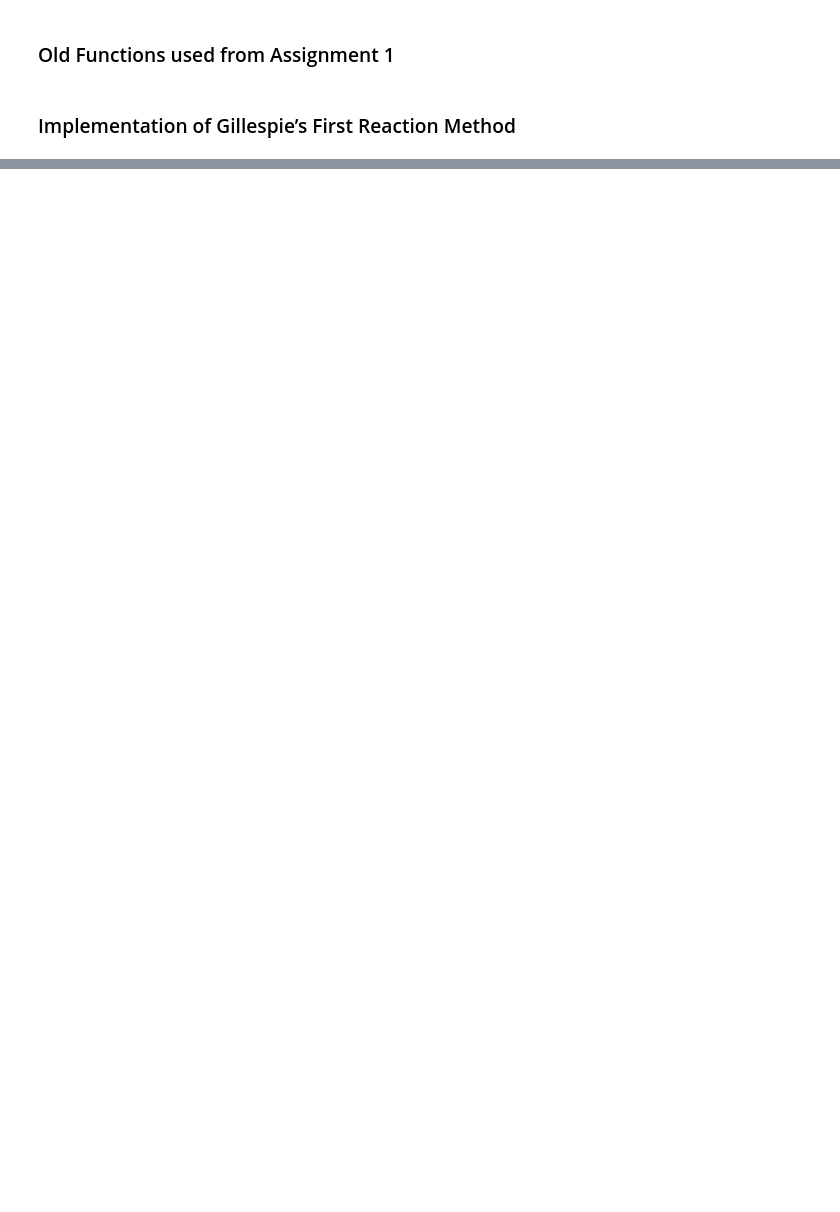
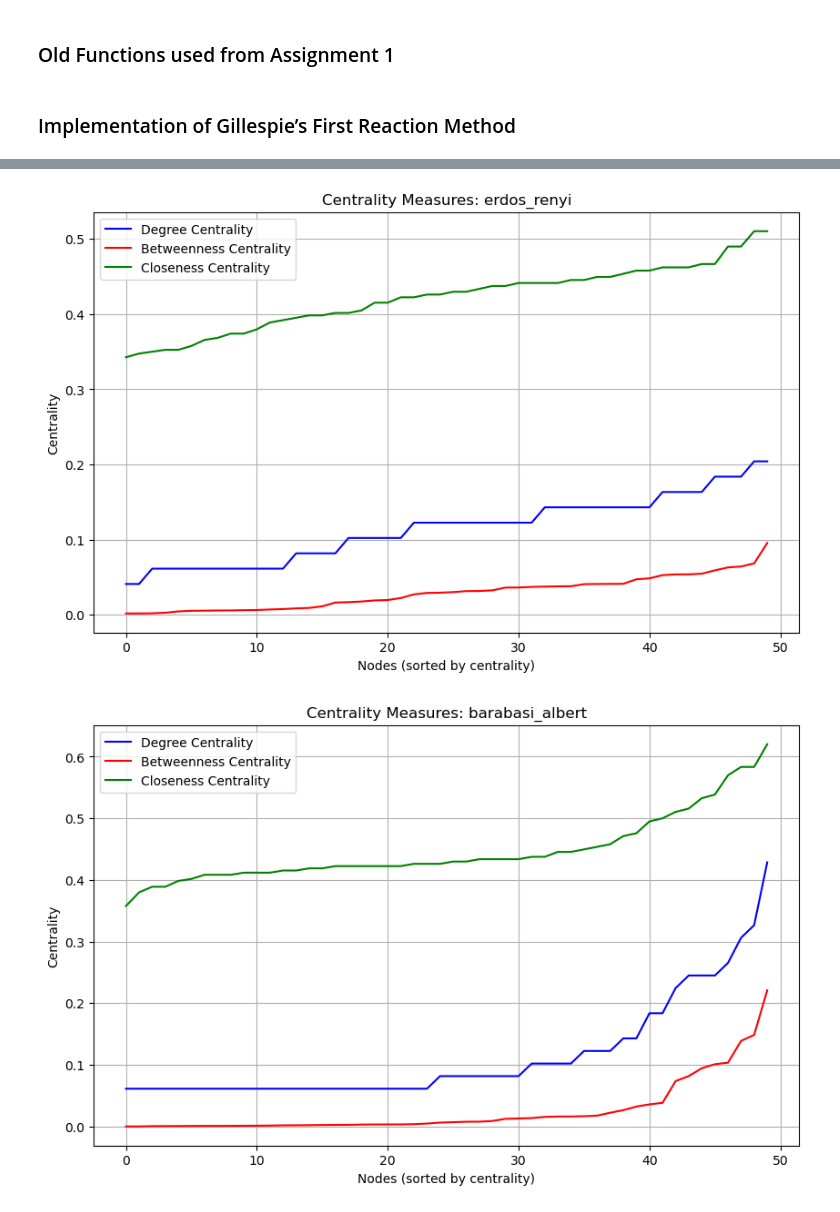
Before and after one commit to NaniHazbolatow/5284ITCS6Y, a Jupyter notebook: Assignment 2/stochasticEH3.ipynb, the cells around one changed output, grey strips where cells are left out. Drawn from its saved outputs; the diff is of its cells as text; code cells hidden in the pictures; blank space fills up the shorter version.

Commit message:
added plots
I added plots for  centrality and closeness

```diff
--- a/Assignment 2/stochasticEH3.ipynb
+++ b/Assignment 2/stochasticEH3.ipynb
@@ -501,15 +30,12 @@ import ndlib.models.ModelConfig as mc
 # %%
 class NetworkModels:
     def __init__(self, g=None, graph_param=None):
-        if g is None:
-            self.g = self.create_model_network(graph_param[0], graph_param[1])
-        else:
-            self.g = g
+        # Simply initialize without requiring parameters
+        self.g = g
 
     def create_model_network(self, type, param_dict):
         match type:
             case 'erdos_renyi':
-                # Extract parameters n (number of nodes) and p (probability of edge creation)
                 n = param_dict.get('n')
                 p = param_dict.get('p')
                 if n is None or p is None:
@@ -518,38 +44,94 @@ class NetworkModels:
                 return nx.erdos_renyi_graph(n, p)
 
             case 'barabasi_albert':
-                # Extract parameters n (number of nodes) and m (edges to attach from a new node)
                 n = param_dict.get('n')
                 m = param_dict.get('m')
                 if n is None or m is None:
                     raise ValueError(
                         f"Barabási-Albert requires 'n' and 'm'. Provided: {param_dict}")
                 return nx.barabasi_albert_graph(n, m)
 
             case 'watts_strogatz':
-                # Extract parameters n (number of nodes), k (neighbors), p (rewiring probability)
                 n = param_dict.get('n')
                 k = param_dict.get('k')
                 p = param_dict.get('p')
                 if n is None or k is None or p is None:
                     raise ValueError(
                         f"Watts-Strogatz requires 'n', 'k', and 'p'. Provided: {param_dict}")
                 return nx.watts_strogatz_graph(n, k, p)
 
             case _:
-                raise ValueError(f"Unsupported graph type: {self.type}")
-
+                raise ValueError(f"Unsupported graph type: {type}")
 
     def run_epidemic(self, numiter, beta, gamma, mu, fraction_infected):
         model = ep.SIRModel(self.g)
         config = mc.Configuration()
         config.add_model_parameter('beta', beta)
         config.add_model_parameter('gamma', gamma)
         config.add_model_parameter('mu', mu)
         config.add_model_parameter("fraction_infected", fraction_infected)
         model.set_initial_status(config)
 
         iterations = model.iteration_bunch(numiter)
         trends = model.build_trends(iterations)
 
         return trends
+
+    def compute_centrality_measures(self):
+        degree_centrality = nx.degree_centrality(self.g)
+        betweenness_centrality = nx.betweenness_centrality(self.g)
+        closeness_centrality = nx.closeness_centrality(self.g)
+
+        return degree_centrality, betweenness_centrality, closeness_centrality
+
+    def plot_centrality_measures(self, centrality_data, title):
+        fig, ax = plt.subplots(figsize=(10, 6))
+
+        degree_centrality = sorted(centrality_data['degree'].values())
+        betweenness_centrality = sorted(centrality_data['betweenness'].values())
+        closeness_centrality = sorted(centrality_data['closeness'].values())
+
+        ax.plot(degree_centrality, label="Degree Centrality", color='blue')
+        ax.plot(betweenness_centrality, label="Betweenness Centrality", color='red')
+        ax.plot(closeness_centrality, label="Closeness Centrality", color='green')
+
+        ax.set_xlabel("Nodes (sorted by centrality)")
+        ax.set_ylabel("Centrality")
+        ax.set_title(f"Centrality Measures: {title}")
+        ax.legend()
+        plt.grid(True)
+        plt.show()
+
+    def analyze_network_centrality(self, network_type, param_dict):
+        # Create the network
+        self.g = self.create_model_network(network_type, param_dict)
+
+        # Compute centrality measures
+        degree_centrality, betweenness_centrality, closeness_centrality = self.compute_centrality_measures()
+
+        # Store centrality measures in a dictionary for plotting
+        centrality_data = {
+            'degree': degree_centrality,
+            'betweenness': betweenness_centrality,
+            'closeness': closeness_centrality
+        }
+
+        # Plot centrality measures
+        self.plot_centrality_measures(centrality_data, network_type)
+
+
+# Parameters for network generation
+erdos_params = {"n": 50, "p": 0.1}
+barabasi_params = {"n": 50, "m": 3}
+watts_params = {"n": 50, "k": 4, "p": 0.1}
+
+# Create the network model object
+network_model = NetworkModels()
+
+# Analyze and plot centrality measures for different networks
+network_model.analyze_network_centrality('erdos_renyi', erdos_params)
+network_model.analyze_network_centrality('barabasi_albert', barabasi_params)
+network_model.analyze_network_centrality('watts_strogatz', watts_params)
+# %% [output]
+[figure, added]
+[figure, added]
```
Also changed, not shown: parts of 16 cells of this notebook.
